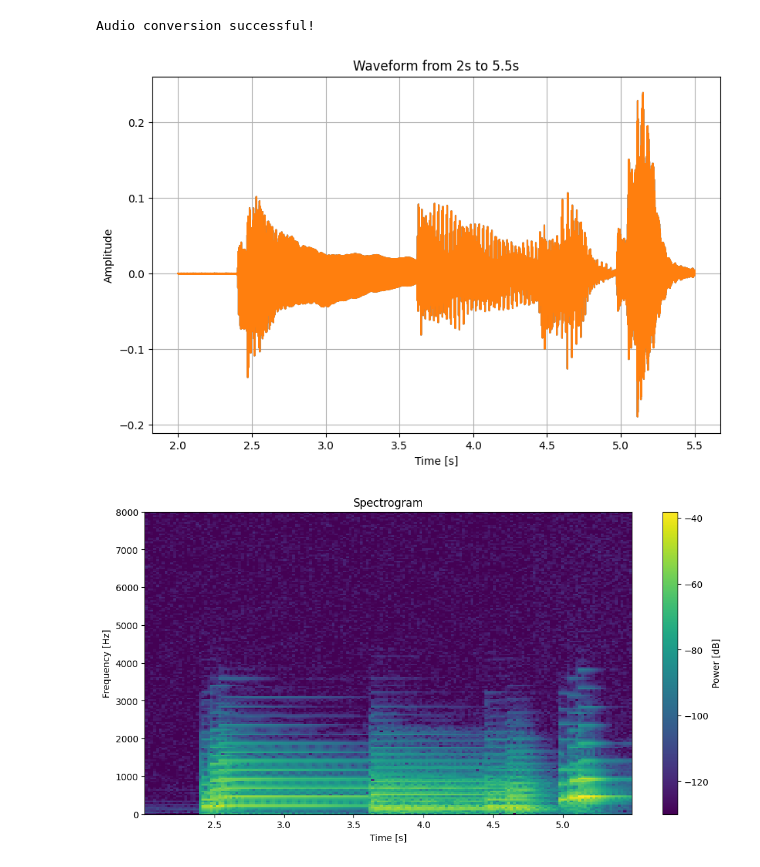
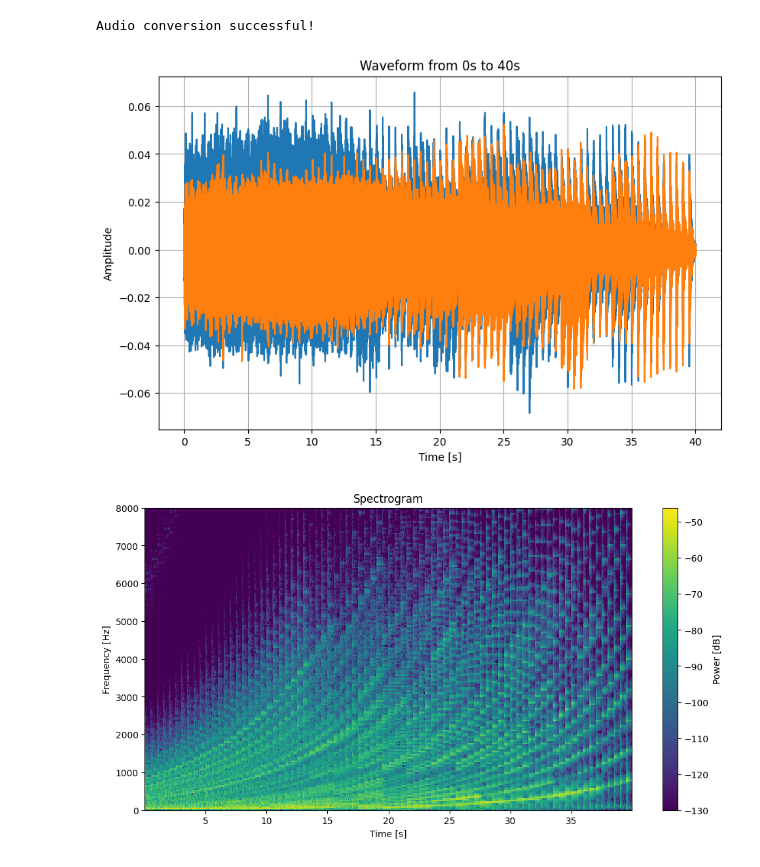
Before and after one commit to derAufgeber/Transcription, a Jupyter notebook: src/create_spectrogram.ipynb, the cells around one changed output. Drawn from its saved outputs; the diff is of its cells as text; code cells hidden in the pictures.

```diff
--- a/src/create_spectrogram.ipynb
+++ b/src/create_spectrogram.ipynb
@@ -13,21 +13,16 @@ print("Audio conversion successful!")
 # %% [output]
 Audio conversion successful!
 # %%
-import soundfile as sf
-import matplotlib.pyplot as plt
-import numpy as np
-from scipy.signal import spectrogram
-
 # Load the audio file
-audio_data, sample_rate = sf.read("../soundfiles/spectrogram_file.wav")
+audio_data, sample_rate = sf.read("../soundfiles/melody.wav")
 
 # Create a time axis in seconds
 duration = len(audio_data) / sample_rate  # total duration of the audio
 time = np.linspace(0., duration, len(audio_data))
 
 # Define the range you want to zoom into (e.g., from 2 to 5 seconds)
-start_time = 2  # seconds
-end_time = 5.5    # seconds
+start_time = 0  # seconds
+end_time = 40    # seconds
 
 # Find the indices that correspond to these times
 start_index = int(start_time * sample_rate)
@@ -36,32 +31,32 @@ end_index = int(end_time * sample_rate)
 # Slice the audio data and time arrays
 zoomed_audio = audio_data[start_index:end_index]
 zoomed_time = time[start_index:end_index]
 
 # Plot the zoomed-in waveform
 plt.figure(figsize=(9.5, 6))
 plt.plot(zoomed_time, zoomed_audio)
 plt.title(f"Waveform from {start_time}s to {end_time}s")
 plt.xlabel("Time [s]")
 plt.ylabel("Amplitude")
 plt.grid(True)
 plt.show()
 
 
 # Generate the spectrogram
 f, t, Sxx = spectrogram(zoomed_audio[:,0], fs=sample_rate, nperseg=1024)
 
 # Avoid taking log of zero by replacing zero values in Sxx with a small value
 Sxx = np.where(Sxx <= 1e-13, 1e-13, Sxx)  # Replace zeros with a small value
 
 # Plot the spectrogram (convert to dB scale)
 plt.figure(figsize=(12, 6))
 plt.pcolormesh(t+start_time, f, 10 * np.log10(Sxx))  # Convert power to dB
 plt.title("Spectrogram")
 plt.xlabel("Time [s]")
 plt.ylabel("Frequency [Hz]")
 plt.colorbar(label="Power [dB]")
 plt.ylim(0, 8000)  # Optional: limit frequency range to 10 kHz
 plt.show()
 # %% [output]
-[figure, old version]
+[figure, new version]
-[figure, old version]
+[figure, new version]
```
Also changed, not shown: 1 other file.
